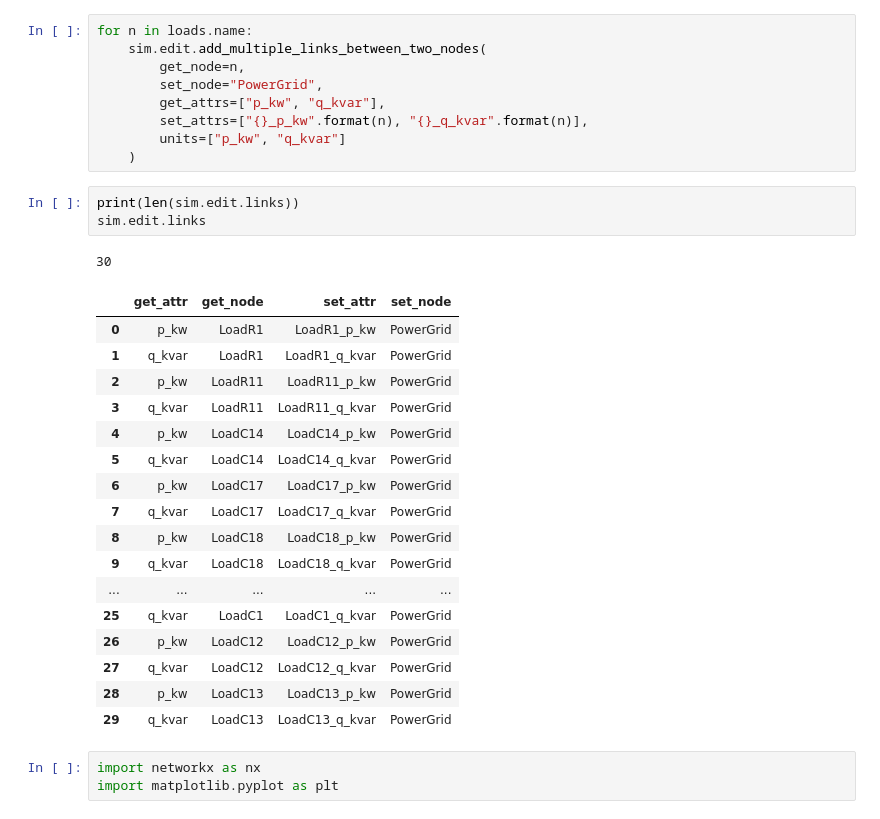
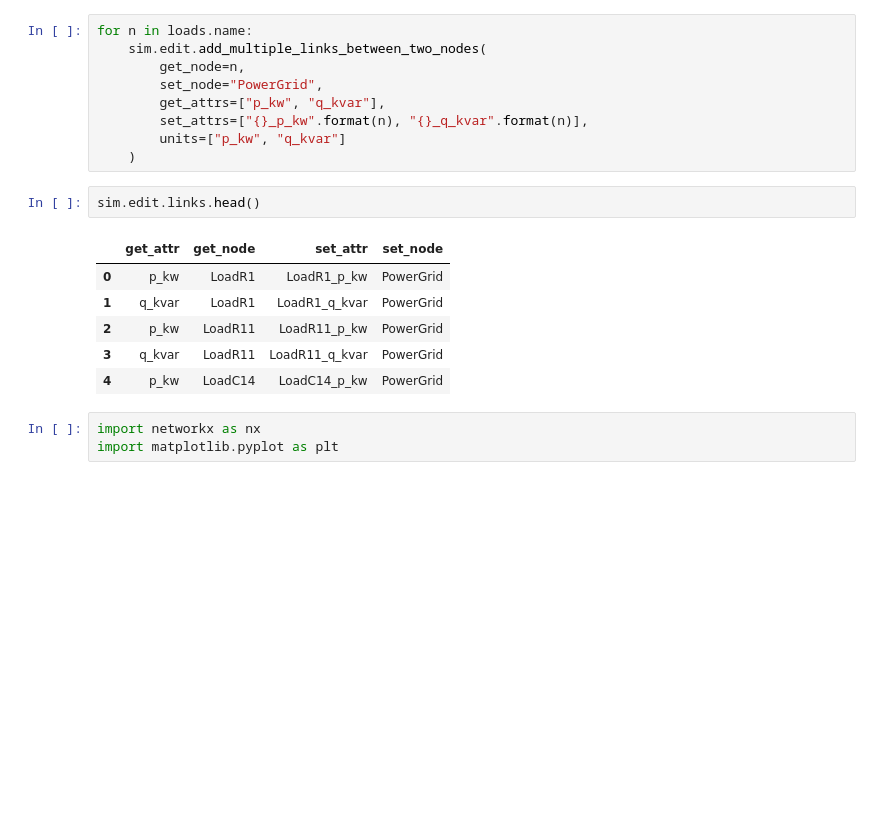
Before and after one commit to IntegrCiTy/DemoDeployICT, a Jupyter notebook: PowerGridExample.ipynb, the cells around one changed output. Cells and saved outputs as stored; diff of their text form; blank space fills up the shorter version.

```diff
--- a/PowerGridExample.ipynb
+++ b/PowerGridExample.ipynb
@@ -119,28 +131,15 @@ for n in loads.name:
         set_attrs=["{}_p_kw".format(n), "{}_q_kvar".format(n)],
         units=["p_kw", "q_kvar"]
     )
-# %%
-print(len(sim.edit.links))
-sim.edit.links
-# %% [output]
-30
-|  | get_attr | get_node | set_attr | set_node |
-| 0 | p_kw | LoadR1 | LoadR1_p_kw | PowerGrid |
-| 1 | q_kvar | LoadR1 | LoadR1_q_kvar | PowerGrid |
-| 2 | p_kw | LoadR11 | LoadR11_p_kw | PowerGrid |
-| 3 | q_kvar | LoadR11 | LoadR11_q_kvar | PowerGrid |
-| 4 | p_kw | LoadC14 | LoadC14_p_kw | PowerGrid |
-| 5 | q_kvar | LoadC14 | LoadC14_q_kvar | PowerGrid |
-| 6 | p_kw | LoadC17 | LoadC17_p_kw | PowerGrid |
-| 7 | q_kvar | LoadC17 | LoadC17_q_kvar | PowerGrid |
-| 8 | p_kw | LoadC18 | LoadC18_p_kw | PowerGrid |
-| 9 | q_kvar | LoadC18 | LoadC18_q_kvar | PowerGrid |
-| ... | ... | ... | ... | ... |
-| 25 | q_kvar | LoadC1 | LoadC1_q_kvar | PowerGrid |
-| 26 | p_kw | LoadC12 | LoadC12_p_kw | PowerGrid |
-| 27 | q_kvar | LoadC12 | LoadC12_q_kvar | PowerGrid |
-| 28 | p_kw | LoadC13 | LoadC13_p_kw | PowerGrid |
-| 29 | q_kvar | LoadC13 | LoadC13_q_kvar | PowerGrid |
+# %%
+sim.edit.links.head()
+# %% [output]
+|  | get_attr | get_node | set_attr | set_node |
+| 0 | p_kw | LoadR1 | LoadR1_p_kw | PowerGrid |
+| 1 | q_kvar | LoadR1 | LoadR1_q_kvar | PowerGrid |
+| 2 | p_kw | LoadR11 | LoadR11_p_kw | PowerGrid |
+| 3 | q_kvar | LoadR11 | LoadR11_q_kvar | PowerGrid |
+| 4 | p_kw | LoadC14 | LoadC14_p_kw | PowerGrid |
 # %%
 import networkx as nx
 import matplotlib.pyplot as plt
```
Also changed, not shown: parts of 17 cells of this notebook, 3 other files.
